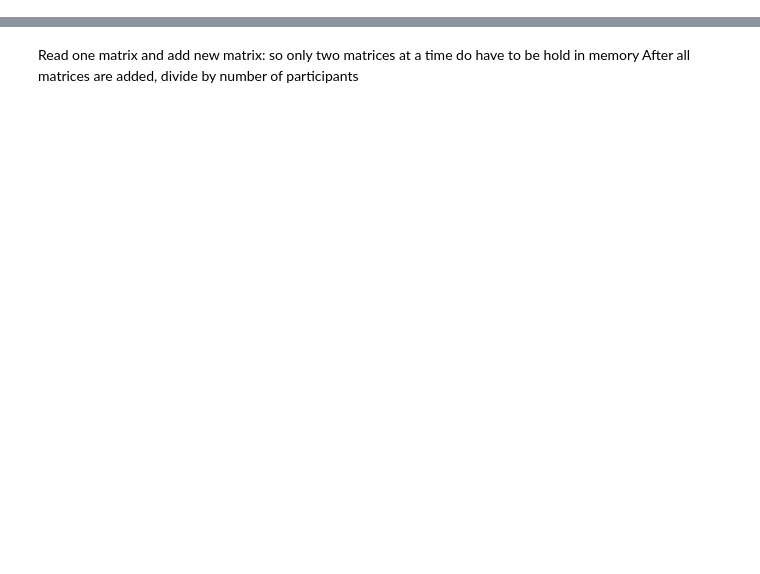
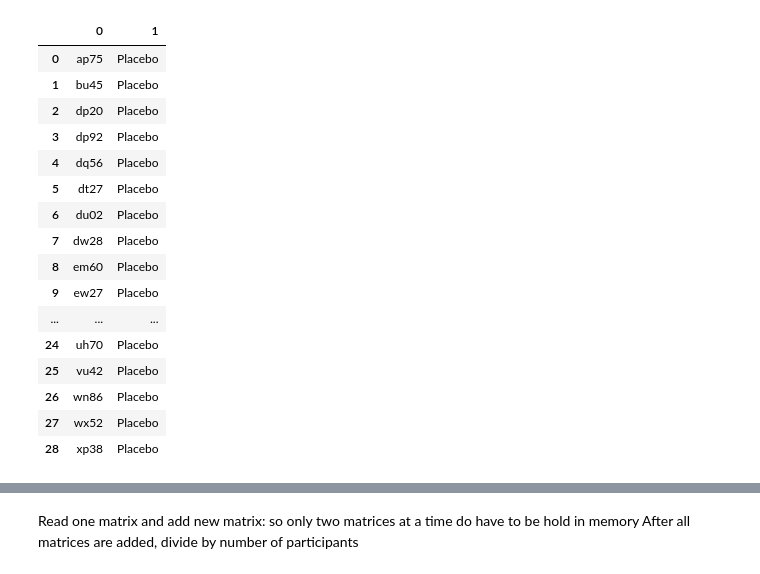
Before and after one commit to Jennt11/Masterthesis, a Jupyter notebook: 2019-12-z-mean-FC_matrix.ipynb, the cells around one changed output, grey strips where cells are left out. Saved outputs shown, nothing was run; the diff lists cells and outputs as text; code cells hidden in the pictures; blank space fills up the shorter version.

```diff
--- a/2019-12-z-mean-FC_matrix.ipynb
+++ b/2019-12-z-mean-FC_matrix.ipynb
@@ -20 +41,21 @@ subj_placebo = pd.read_csv('C:/Users/canlab/Desktop/Masterthesis_python/placebo/
+# %%
+subj_placebo
+# %% [output]
+|  | 0 | 1 |
+| 0 | ap75 | Placebo |
+| 1 | bu45 | Placebo |
+| 2 | dp20 | Placebo |
+| 3 | dp92 | Placebo |
+| 4 | dq56 | Placebo |
+| 5 | dt27 | Placebo |
+| 6 | du02 | Placebo |
+| 7 | dw28 | Placebo |
+| 8 | em60 | Placebo |
+| 9 | ew27 | Placebo |
+| ... | ... | ... |
+| 24 | uh70 | Placebo |
+| 25 | vu42 | Placebo |
+| 26 | wn86 | Placebo |
+| 27 | wx52 | Placebo |
+| 28 | xp38 | Placebo |
 # %%
```
Also changed, not shown: parts of 54 cells of this notebook, 2 other files.
